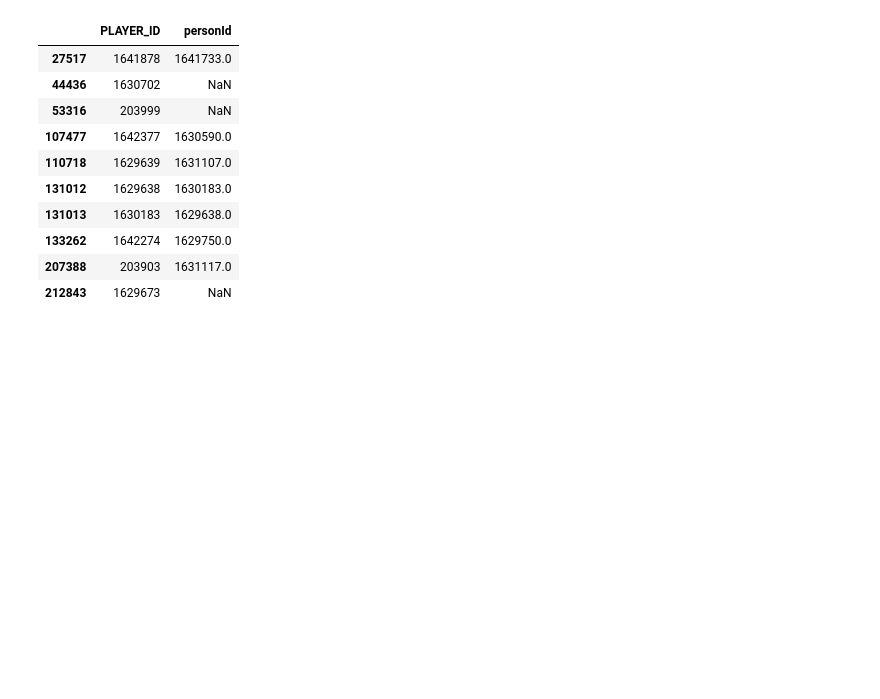
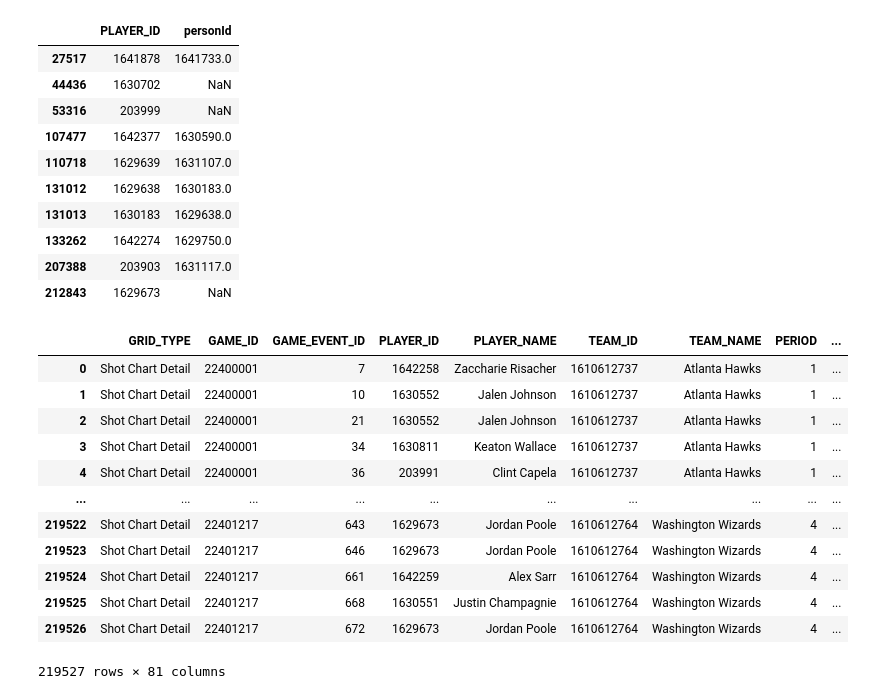
Before and after one commit to carlsonhu225-source/data7001_g02, a Jupyter notebook: Load_NBA_Dataset.ipynb, the cells around one changed output. Cells and saved outputs as stored; diff of their text form; code cells hidden in the pictures; blank space fills up the shorter version.

```diff
--- a/Load_NBA_Dataset.ipynb
+++ b/Load_NBA_Dataset.ipynb
@@ -116,10 +116,28 @@ df_merged[['PLAYER_ID', 'personId']][df_test2]
 | 212843 | 1629673 | NaN |
 # %%
 # Convert to date data type
-df_merged['GAME_DATE'] = pd.to_datetime(df['GAME_DATE'], format="%Y%m%d")
+df_merged['GAME_DATE'] = pd.to_datetime(df_merged['GAME_DATE'], format="%Y%m%d")
 
 # Home -
 df_merged['SCORE_MARGIN'] = df_merged['scoreHome'] - df_merged['scoreAway']
 
 # Convert to based on player taking actions perspective
 df_merged['MARGIN_ACTION'] = np.where(df_merged['teamTricode'] == df_merged['HTM'], df_merged['SCORE_MARGIN'], df_merged['SCORE_MARGIN']*-1)
+# %%
+# Drop redundant columns
+
+df_merged.drop(['actionNumber', 'period'], axis=1)
+# %% [output]
+|  | GRID_TYPE | GAME_ID | GAME_EVENT_ID | PLAYER_ID | PLAYER_NAME | TEAM_ID | TEAM_NAME | PERIOD | ... |
+| 0 | Shot Chart Detail | 22400001 | 7 | 1642258 | Zaccharie Risacher | 1610612737 | Atlanta Hawks | 1 | ... |
+| 1 | Shot Chart Detail | 22400001 | 10 | 1630552 | Jalen Johnson | 1610612737 | Atlanta Hawks | 1 | ... |
+| 2 | Shot Chart Detail | 22400001 | 21 | 1630552 | Jalen Johnson | 1610612737 | Atlanta Hawks | 1 | ... |
+| 3 | Shot Chart Detail | 22400001 | 34 | 1630811 | Keaton Wallace | 1610612737 | Atlanta Hawks | 1 | ... |
+| 4 | Shot Chart Detail | 22400001 | 36 | 203991 | Clint Capela | 1610612737 | Atlanta Hawks | 1 | ... |
+| ... | ... | ... | ... | ... | ... | ... | ... | ... | ... |
+| 219522 | Shot Chart Detail | 22401217 | 643 | 1629673 | Jordan Poole | 1610612764 | Washington Wizards | 4 | ... |
+| 219523 | Shot Chart Detail | 22401217 | 646 | 1629673 | Jordan Poole | 1610612764 | Washington Wizards | 4 | ... |
+| 219524 | Shot Chart Detail | 22401217 | 661 | 1642259 | Alex Sarr | 1610612764 | Washington Wizards | 4 | ... |
+| 219525 | Shot Chart Detail | 22401217 | 668 | 1630551 | Justin Champagnie | 1610612764 | Washington Wizards | 4 | ... |
+| 219526 | Shot Chart Detail | 22401217 | 672 | 1629673 | Jordan Poole | 1610612764 | Washington Wizards | 4 | ... |
+219527 rows × 81 columns
```
